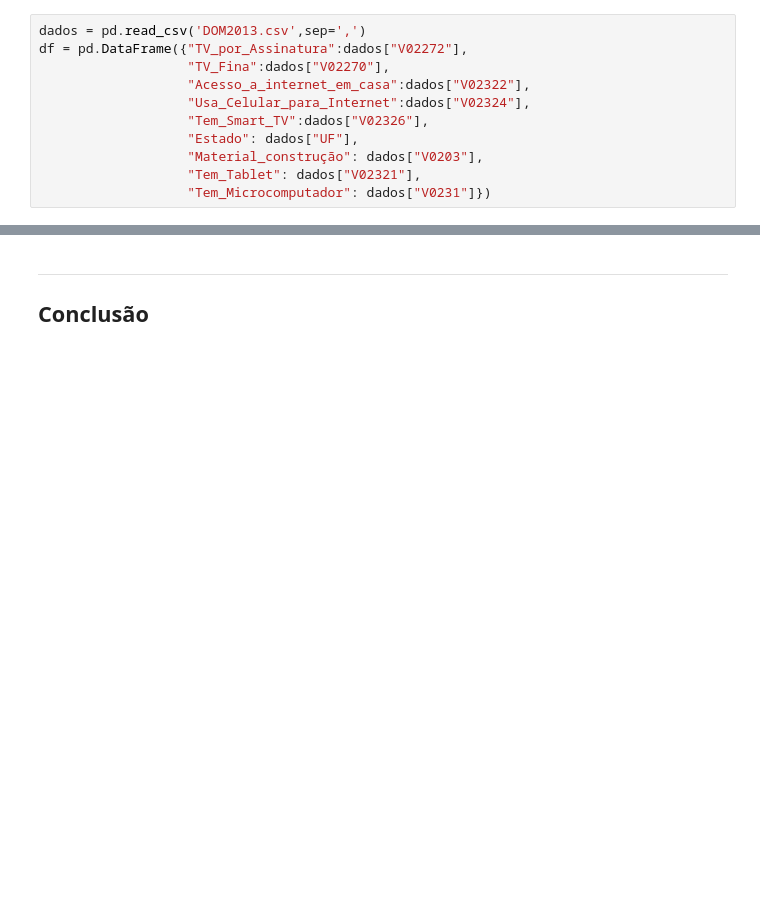
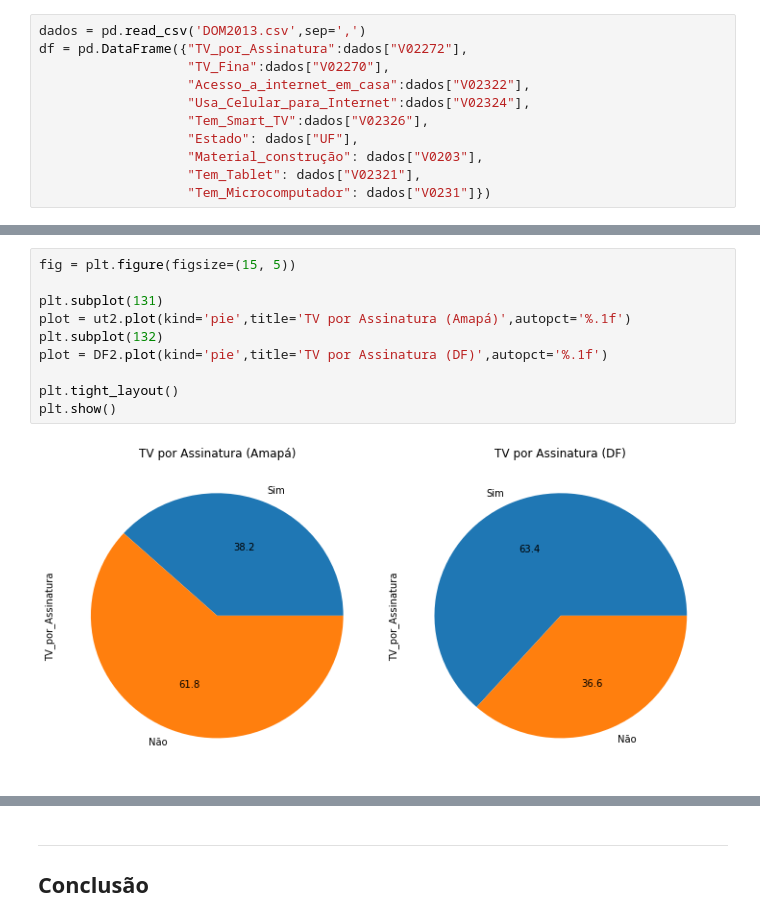
Before and after one commit to laet99/Projeto-1-CD, a Jupyter notebook: Projeto1 Layout.ipynb, the cells around one changed output, grey strips where cells are left out. Cells and saved outputs as stored; diff of their text form; blank space fills up the shorter version.

```diff
--- a/Projeto1 Layout.ipynb
+++ b/Projeto1 Layout.ipynb
@@ -91,0 +106,12 @@ c
+# %%
+fig = plt.figure(figsize=(15, 5))
+
+plt.subplot(131)
+plot = ut2.plot(kind='pie',title='TV por Assinatura (Amapá)',autopct='%.1f')
+plt.subplot(132)
+plot = DF2.plot(kind='pie',title='TV por Assinatura (DF)',autopct='%.1f')
+
+plt.tight_layout()
+plt.show()
+# %% [output]
+[figure, added]
```
Also changed, not shown: parts of 14 cells of this notebook.
